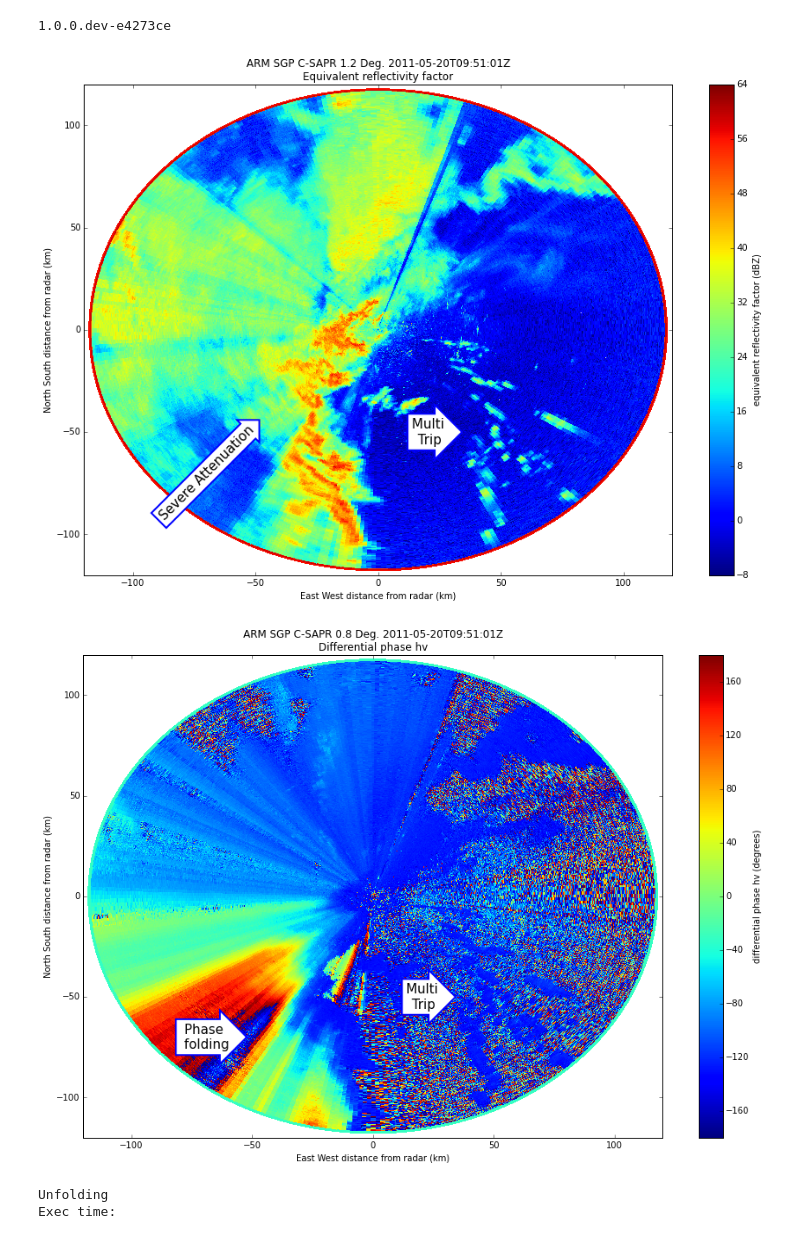
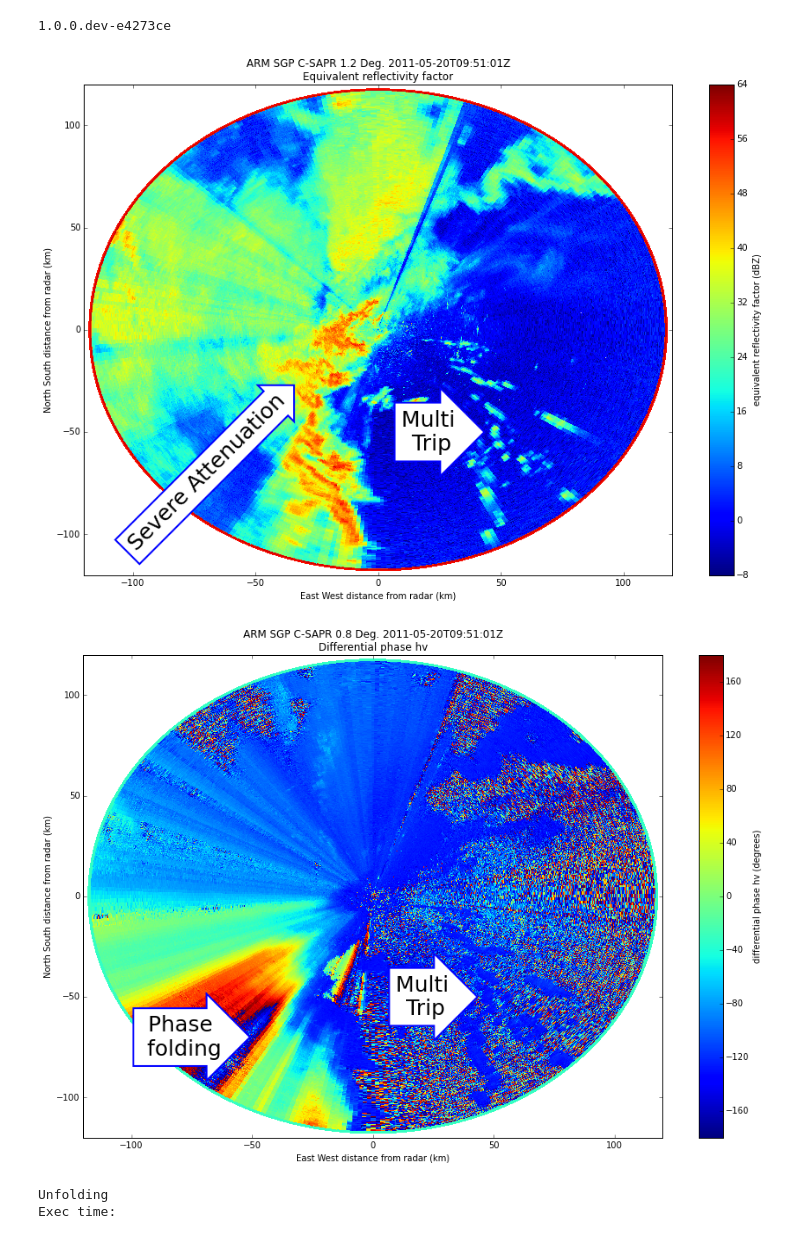
Before and after one commit to scollis/AGU_2014_poster, a Jupyter notebook: Poster Part 0 rainfall retrieval.ipynb, the cells around one changed output. Saved outputs shown, nothing was run; the diff lists cells and outputs as text; code cells hidden in the pictures.

```diff
--- a/Poster Part 0 rainfall retrieval.ipynb
+++ b/Poster Part 0 rainfall retrieval.ipynb
@@ -17,22 +17,22 @@ radar = pyart.io.read(data_file)
 # %%
 display = pyart.graph.RadarDisplay(radar)
 fig = plt.figure(figsize = [15,10])
 display.plot_ppi('reflectivity', sweep = 1, vmin = -8, vmax =64)
 bbox_props = dict(boxstyle="rarrow,pad=0.3", fc="white", ec="b", lw=2)
 
 display.set_limits(xlim = [-120, 120], ylim = [-120, 120])
 
 t = plt.gca().text(-70, -70, "Severe Attenuation", ha="center", va="center", rotation=45,
-            size=15,
+            size=25,
             bbox=bbox_props)
 
 t2 = plt.gca().text(20, -50, "Multi \n Trip", ha="center", va="center", rotation=0,
-            size=15,
+            size=25,
             bbox=bbox_props)
 
 plt.savefig('figures/ze.png', bbox_inches='tight')
 # %% [output]
-[figure, old version]
+[figure, new version]
 # %%
 fig = plt.figure(figsize = [15,10])
 display.plot_ppi('differential_phase', vmin = -180, vmax =180)
@@ -40,18 +40,18 @@ display.plot_ppi('differential_phase', vmin = -180, vmax =180)
 
 display.set_limits(xlim = [-120, 120], ylim = [-120, 120])
 
-t = plt.gca().text(-70, -70, "Phase \n folding", ha="center", va="center", rotation=0,
-            size=15,
+t = plt.gca().text(-80, -70, "Phase \n folding", ha="center", va="center", rotation=0,
+            size=25,
             bbox=bbox_props)
 
 t2 = plt.gca().text(20, -50, "Multi \n Trip", ha="center", va="center", rotation=0,
-            size=15,
+            size=25,
             bbox=bbox_props)
 
 
 plt.savefig('figures/phidp.png', bbox_inches='tight')
 # %% [output]
-[figure, old version]
+[figure, new version]
 # %%
 # Perform a Linear programming phase processing to get the conditionally
 # fitted phase profile and sobel filtered KDP field
```
Also changed, not shown: parts of 3 cells of this notebook, 4 other files.
